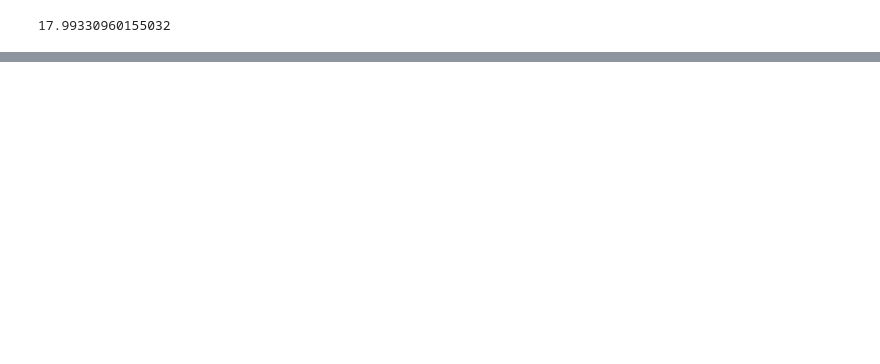
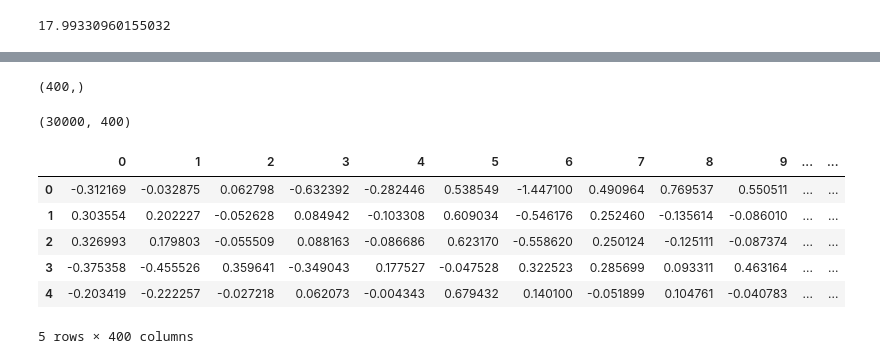
Before and after one commit to goru001/nlp-for-marathi, a Jupyter notebook: language-model/Marathi_Language_Model.ipynb, the cells around one changed output, grey strips where cells are left out. Cells and saved outputs as stored; diff of their text form; code cells hidden in the pictures; blank space fills up the shorter version.

```diff
--- a/language-model/Marathi_Language_Model.ipynb
+++ b/language-model/Marathi_Language_Model.ipynb
@@ -195,0 +226,2 @@ np.exp(2.89)
+# %%
+encoder = get_model(learn.model)[0]
@@ -195,0 +232,14 @@ np.exp(2.89)
+# %%
+embeddings = encoder.state_dict()['encoder.weight']
+# %%
+embeddings = np.array(embeddings)
+# %%
+embeddings[0].shape
+# %% [output]
+(400,)
+# %%
+df = pd.DataFrame(embeddings)
+# %%
+df.shape
+# %% [output]
+(30000, 400)
@@ -195,0 +248,10 @@ np.exp(2.89)
+# %%
+df.head()
+# %% [output]
+|  | 0 | 1 | 2 | 3 | 4 | 5 | 6 | 7 | 8 | 9 | ... | ... |
+| 0 | -0.312169 | -0.032875 | 0.062798 | -0.632392 | -0.282446 | 0.538549 | -1.447100 | 0.490964 | 0.769537 | 0.550511 | ... | ... |
+| 1 | 0.303554 | 0.202227 | -0.052628 | 0.084942 | -0.103308 | 0.609034 | -0.546176 | 0.252460 | -0.135614 | -0.086010 | ... | ... |
+| 2 | 0.326993 | 0.179803 | -0.055509 | 0.088163 | -0.086686 | 0.623170 | -0.558620 | 0.250124 | -0.125111 | -0.087374 | ... | ... |
+| 3 | -0.375358 | -0.455526 | 0.359641 | -0.349043 | 0.177527 | -0.047528 | 0.322523 | 0.285699 | 0.093311 | 0.463164 | ... | ... |
+| 4 | -0.203419 | -0.222257 | -0.027218 | 0.062073 | -0.004343 | 0.679432 | 0.140100 | -0.051899 | 0.104761 | -0.040783 | ... | ... |
+5 rows × 400 columns
```
Also changed, not shown: parts of 21 cells of this notebook, 7 other files.
